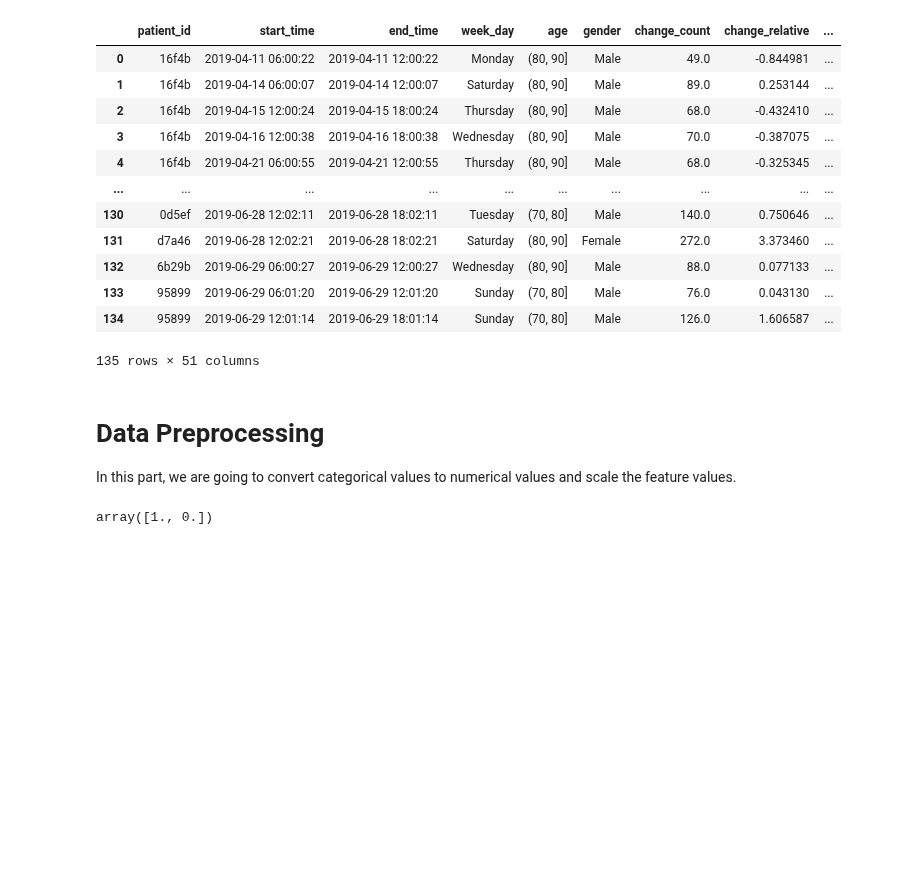
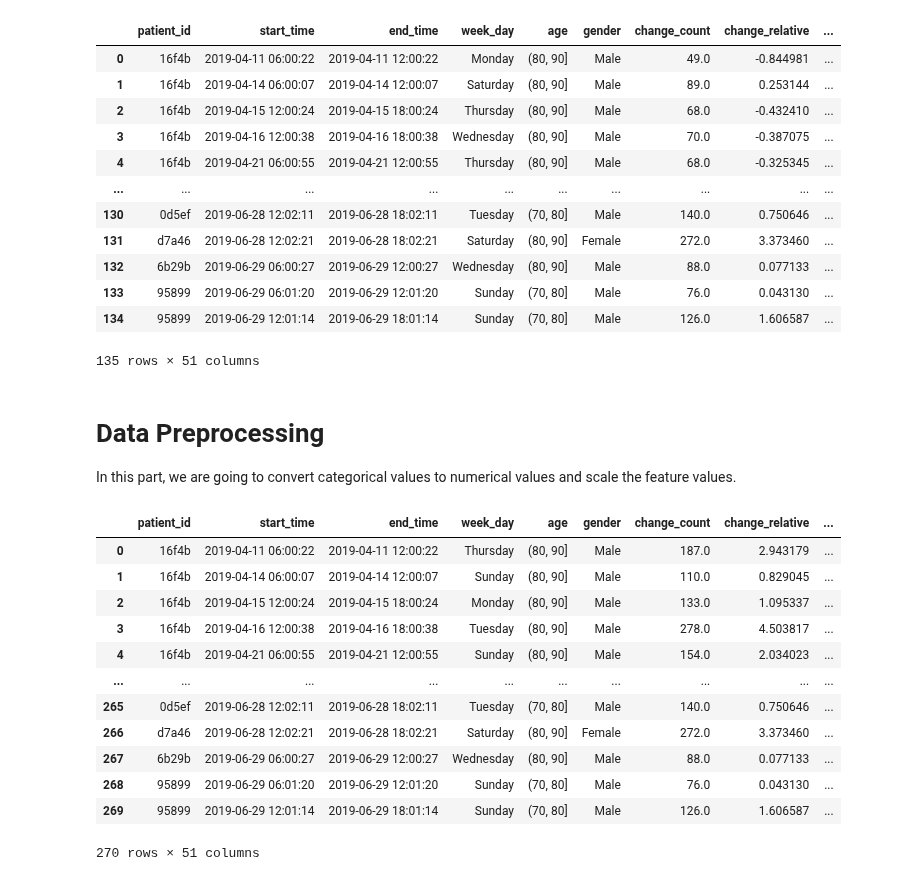
Before and after one commit to gkianfar/S4, a Jupyter notebook: tihm_featureExtraction.ipynb, the cells around one changed output. Saved outputs shown, nothing was run; the diff lists cells and outputs as text; code cells hidden in the pictures; blank space fills up the shorter version.

```diff
--- a/tihm_featureExtraction.ipynb
+++ b/tihm_featureExtraction.ipynb
@@ -496,7 +490,22 @@ save_concat_datasets([agitation_df.feature_df,non_agitation_df.feature_df],'agit
 # %% [markdown]
 # Data Preprocessing
 In this part, we are going to convert categorical values to numerical values and scale the feature values.
-# %%
-dataset = pd.read_csv('')
-# %% [output]
-array([1., 0.])
+# %%
+dataset_path = '/content/TIHM-Dataset-Visualization/agitation_datast.csv'
+dataset = pd.read_csv(dataset_path)
+dataset = dataset.drop(dataset.columns[0], axis=1)
+dataset
+# %% [output]
+|  | patient_id | start_time | end_time | week_day | age | gender | change_count | change_relative | ... |
+| 0 | 16f4b | 2019-04-11 06:00:22 | 2019-04-11 12:00:22 | Thursday | (80, 90] | Male | 187.0 | 2.943179 | ... |
+| 1 | 16f4b | 2019-04-14 06:00:07 | 2019-04-14 12:00:07 | Sunday | (80, 90] | Male | 110.0 | 0.829045 | ... |
+| 2 | 16f4b | 2019-04-15 12:00:24 | 2019-04-15 18:00:24 | Monday | (80, 90] | Male | 133.0 | 1.095337 | ... |
+| 3 | 16f4b | 2019-04-16 12:00:38 | 2019-04-16 18:00:38 | Tuesday | (80, 90] | Male | 278.0 | 4.503817 | ... |
+| 4 | 16f4b | 2019-04-21 06:00:55 | 2019-04-21 12:00:55 | Sunday | (80, 90] | Male | 154.0 | 2.034023 | ... |
+| ... | ... | ... | ... | ... | ... | ... | ... | ... | ... |
+| 265 | 0d5ef | 2019-06-28 12:02:11 | 2019-06-28 18:02:11 | Tuesday | (70, 80] | Male | 140.0 | 0.750646 | ... |
+| 266 | d7a46 | 2019-06-28 12:02:21 | 2019-06-28 18:02:21 | Saturday | (80, 90] | Female | 272.0 | 3.373460 | ... |
+| 267 | 6b29b | 2019-06-29 06:00:27 | 2019-06-29 12:00:27 | Wednesday | (80, 90] | Male | 88.0 | 0.077133 | ... |
+| 268 | 95899 | 2019-06-29 06:01:20 | 2019-06-29 12:01:20 | Sunday | (70, 80] | Male | 76.0 | 0.043130 | ... |
+| 269 | 95899 | 2019-06-29 12:01:14 | 2019-06-29 18:01:14 | Sunday | (70, 80] | Male | 126.0 | 1.606587 | ... |
+270 rows × 51 columns
```
Also changed, not shown: parts of 7 cells of this notebook.
